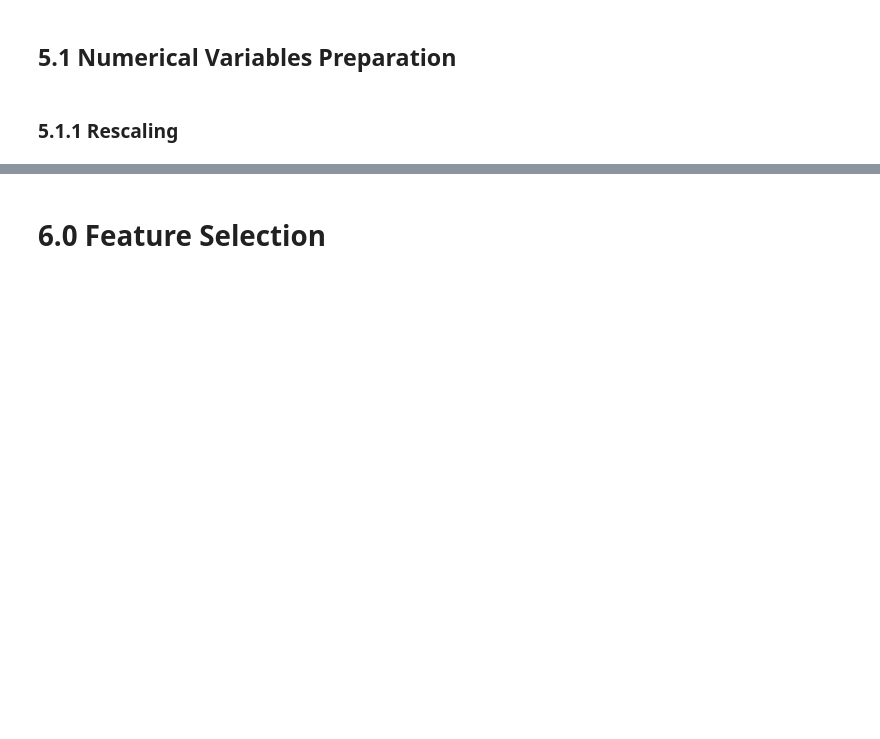
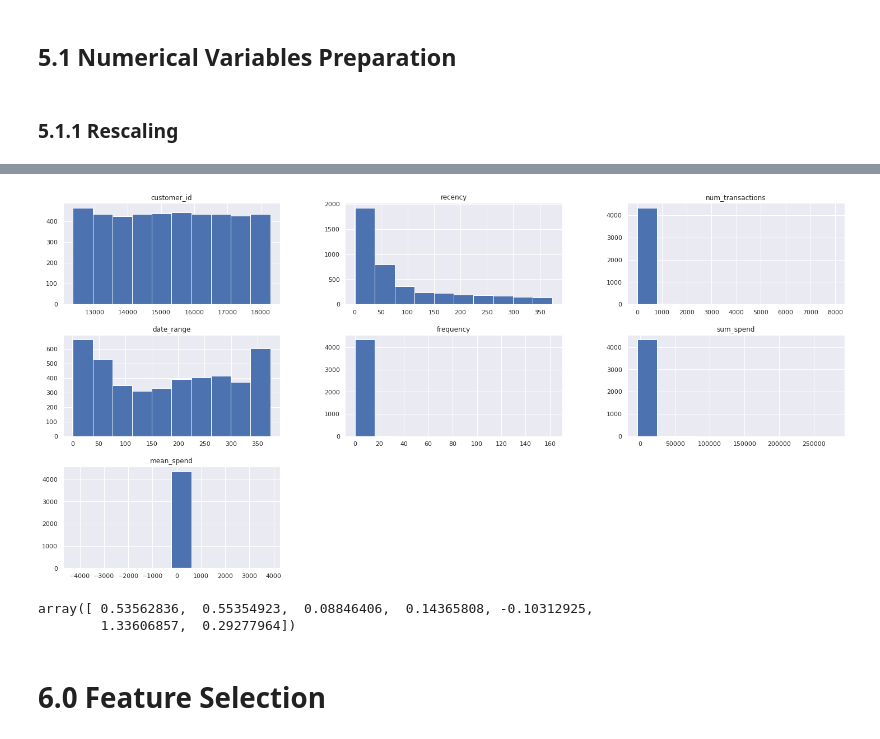
Before and after one commit to humberto-aguiar/Insiders-Fidelity-Clustering, a Jupyter notebook: notebooks/c1-one-go.ipynb, the cells around one changed output, grey strips where cells are left out. Cells and saved outputs as stored; diff of their text form; code cells hidden in the pictures; blank space fills up the shorter version.

```diff
--- a/notebooks/c1-one-go.ipynb
+++ b/notebooks/c1-one-go.ipynb
@@ -407,5 +407,7 @@ df_processed.to_csv('../data/interim/df_processed.csv')
 # 5.0 Data Preparation
 # %% [markdown]
 ## 5.1 Numerical Variables Preparation
+# %%
+df3 = pd.read_csv('../data/interim/df2_interim.csv')
 # %% [markdown]
 ### 5.1.1 Rescaling
@@ -416,3 +438,52 @@ df_processed.to_csv('../data/interim/df_processed.csv')
+# %%
+df3.hist();
+# %% [output]
+[figure, added]
+# %%
+from sklearn.preprocessing import FunctionTransformer, MinMaxScaler, StandardScaler, OrdinalEncoder
+from sklearn.pipeline import make_pipeline, Pipeline
+from sklearn.compose import ColumnTransformer, make_column_transformer
+
+df3_t = df3.drop(columns = 'customer_id').copy()
+
+# df3_t = df3_t.apply(lambda x: np.log1p(x[['recency', 'num_transactions', 'frequency', 'sum_spend', 'mean_spend']]), axis =1 )
+# df3_t[['recency', 'num_transactions', 'frequency', 'sum_spend', 'mean_spend']] =df3_t[['recency', 'num_transactions', 'frequency', 'sum_spend', 'mean_spend']].apply(lambda x: np.log1p(x), axis =1 )
+# df3_t.hist();
+# ['recency', 'num_transactions', 'frequency', 'sum_spend', 'mean_spend']
+
+log_cols = ['recency', 'num_transactions', 'frequency']
+std_cols = ['sum_spend', 'mean_spend', 'date_range'] #+ log_cols
+cat_cols = ['country']
+
+log1p = FunctionTransformer(np.log1p)
+ct_log = ColumnTransformer( transformers=[ ('log', log1p, log_cols),
+('std', StandardScaler(), std_cols),
+('cat', OrdinalEncoder(), cat_cols ) ] )
+#pipe = make_pipeline( [ ct_log, MinMaxScaler() ], remainder = 'passthrough' )
+pipe = make_pipeline( ct_log  )
+
+res = pipe.fit_transform(df3_t, MinMaxScaler() )
+
+# applying log and minmax scaler to log cols
+log_pipe = Pipeline(steps = [ ('log', log1p), ('min_max', MinMaxScaler()) ] )
+ct_log = ColumnTransformer( transformers = [ ('log', log_pipe, log_cols) ] )
+
+# applying std scaler to std cols
+std_pipe = make_pipeline( (StandardScaler() ) )
+
+# Label Encoding and std_scaler to catgorical columns
+label_pipe = make_pipeline( OrdinalEncoder(), StandardScaler() )
+
+preprocessor = ColumnTransformer(
+    transformers=[ ('log', log_pipe, log_cols),
+    ('std', std_pipe, std_cols),
+    ('label', label_pipe, cat_cols) ])
+res = preprocessor.fit_transform(df3_t)
+
+res[1]
+# %% [output]
+array([ 0.53562836,  0.55354923,  0.08846406,  0.14365808, -0.10312925,
+        1.33606857,  0.29277964])
 # %% [markdown]
 # 6.0 Feature Selection
 # %% [markdown]
```
Also changed, not shown: parts of 15 cells of this notebook, 1 other file.
